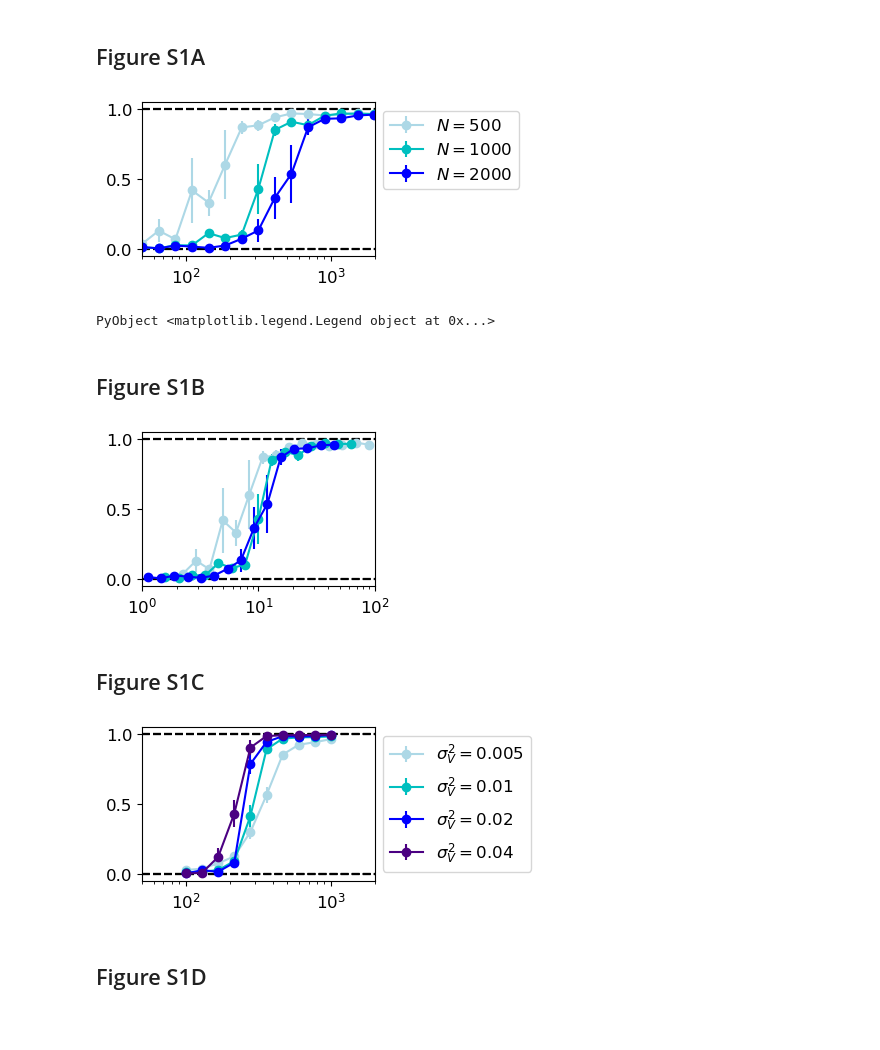
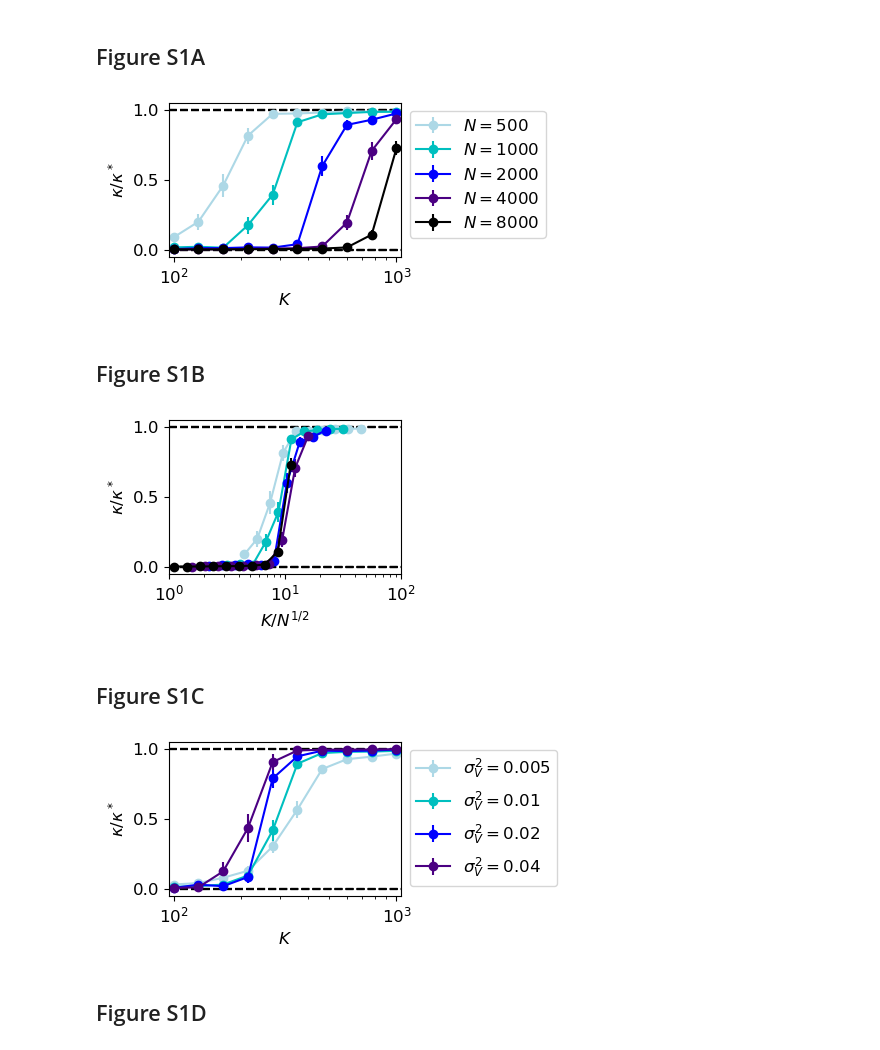
Before and after one commit to orivoire/evosexdimo, a Jupyter notebook: Figs.ipynb, the cells around one changed output. Drawn from its saved outputs; the diff is of its cells as text; code cells hidden in the pictures.

```diff
--- a/Figs.ipynb
+++ b/Figs.ipynb
@@ -217,47 +217,43 @@ legend(fontsize=12,handlelength=1);
 # %%
 N_values = [500, 1000, 2000, 4000, 8000]
 
-N_values = [500, 1000, 2000]
-K_values_more = [.5*10^i for i in range(2,stop=3.6,length=15)]
-
 col_m = ["lightblue","c","b","indigo","k"]
-col_f = ["thistle","m","purple"]
 figure(figsize=(3, 2))
 for (i,N) in enumerate(N_values)
     filename = "data_figS1_$(N)"
-    res_kf, res_km = evodi.simu_kappa_read(filename, K_values_more, T, Nstat)
+    res_kf, res_km = evodi.simu_kappa_read(filename, K_values, T, Nstat)
     axhline(0, ls="--", color="k")
     axhline(1, ls="--", color="k")
-    errorbar(K_values_more, [mean(res_km[K])/kstar for K in K_values_more],
-             yerr=[std(res_km[K]/kstar)/sqrt(Nstat) for K in K_values_more], marker=".",
+    errorbar(K_values, [mean(res_km[K])/kstar for K in K_values],
+             yerr=[std(res_km[K]/kstar)/sqrt(Nstat) for K in K_values], marker=".",
              markersize=12, color=col_m[i], label=L"$N=$"*"$N");
-    xticks(fontsize=12); yticks([0,.5,1], fontsize=12); xscale("log"); xlim([50,2000]);
-end
-legend(fontsize=12,bbox_to_anchor=(1,1), loc="upper left");
+    end
+xticks([1e2,1e3],fontsize=12); yticks([0,.5,1], fontsize=12); xscale("log");
+legend(fontsize=12,bbox_to_anchor=(1,1), loc="upper left"); xlim([.95*1e2,1.05*1e3]);
+xlabel(L"$K$",fontsize=12); ylabel(L"$\kappa/\kappa^*$",fontsize=12);
 # %% [output]
-[figure, old version]
+[figure, new version]
-PyObject <matplotlib.legend.Legend object at 0x...>
 # %% [markdown]
 ## Figure S1B
 # %%
 α = -.5
 
 col_m = ["lightblue","c","b","indigo","k"]
-col_f = ["thistle","m","purple"]
 figure(figsize=(3, 2))
 for (i,N) in enumerate(N_values)
     filename = "data_figS1_$(N)"
-    res_kf, res_km = evodi.simu_kappa_read(filename, K_values_more, T, Nstat)
+    res_kf, res_km = evodi.simu_kappa_read(filename, K_values, T, Nstat)
     axhline(0, ls="--", color="k")
     axhline(1, ls="--", color="k")
-    errorbar(K_values_more*N^α, [mean(res_km[K])/kstar for K in K_values_more],
-             yerr=[std(res_km[K]/kstar)/sqrt(Nstat) for K in K_values_more], marker=".",
+    errorbar(K_values*N^α, [mean(res_km[K])/kstar for K in K_values],
+             yerr=[std(res_km[K]/kstar)/sqrt(Nstat) for K in K_values], marker=".",
               markersize=12, color=col_m[i]);
     xticks(0:.5:1, fontsize=12); yticks([0,.5,1], fontsize=12);xscale("log");
 end
 xlim([1,100]);
+xlabel(L"$K/N^{1/2}$",fontsize=12); ylabel(L"$\kappa/\kappa^*$",fontsize=12);
 # %% [output]
-[figure, old version]
+[figure, new version]
 # %% [markdown]
 ## Figure S1C
 # %%
@@ -265,7 +261,6 @@ s2V_values = [0.005, 0.01, 0.02, 0.04]#, 0.08]
 K_values = [10^i for i in range(2,stop=3,length=10)]
 
 col_m = ["lightblue","c","b","indigo","k"]
-col_f = ["thistle","m","purple"]
 figure(figsize=(3, 2))
 for (i,s2V) in enumerate(s2V_values)
     filename = "data_figS1_$(s2V)"
@@ -274,11 +269,12 @@ for (i,s2V) in enumerate(s2V_values)
     axhline(1, ls="--", color="k")
     errorbar(K_values, [mean(res_km[K])/kstar for K in K_values], yerr=[std(res_km[K]/kstar)/sqrt(Nstat) for K in K_values], marker=".",
             markersize=12, color=col_m[i], label=L"$\sigma_V^2=$"*"$(s2V)");
-    xticks(fontsize=12); yticks([0,.5,1], fontsize=12); xscale("log"); xlim([50,2000]);
 end
-legend(fontsize=12,bbox_to_anchor=(1,1), loc="upper left");
+xticks(fontsize=12); yticks([0,.5,1], fontsize=12); xscale("log");
+xlim([.95*1e2,1.05*1e3]); legend(fontsize=12,bbox_to_anchor=(1,1), loc="upper left");
+xlabel(L"$K$",fontsize=12); ylabel(L"$\kappa/\kappa^*$",fontsize=12);
 # %% [output]
-[figure, old version]
+[figure, new version]
 # %% [markdown]
 ## Figure S1D
 # %%
```
Also changed, not shown: parts of 2 cells of this notebook, 1 other file.
